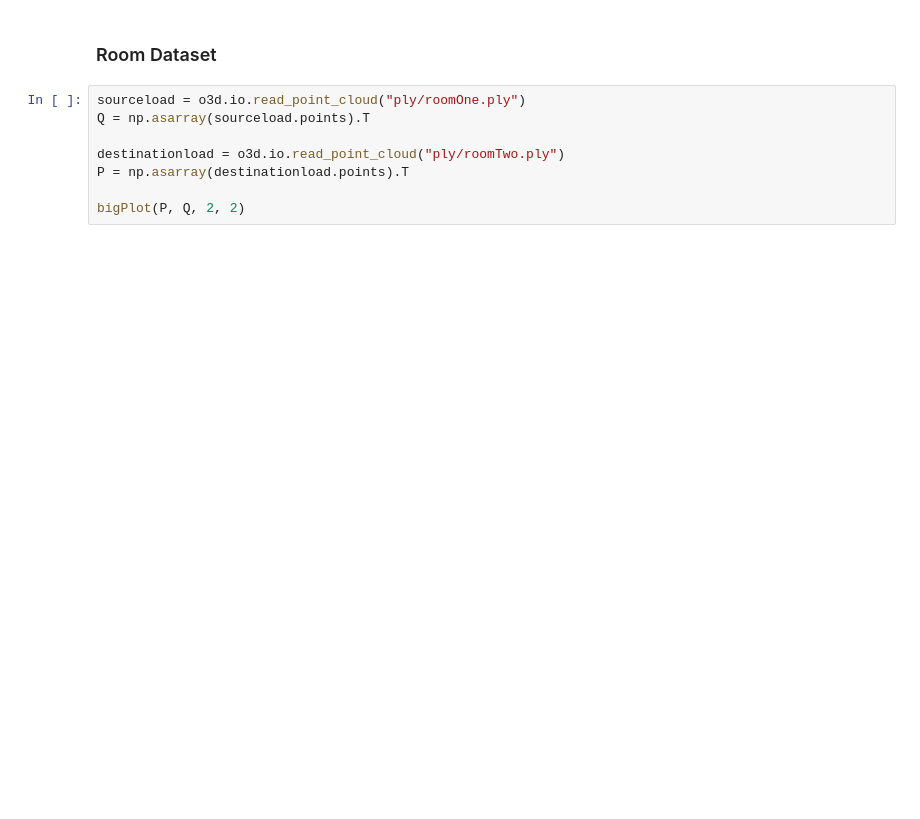
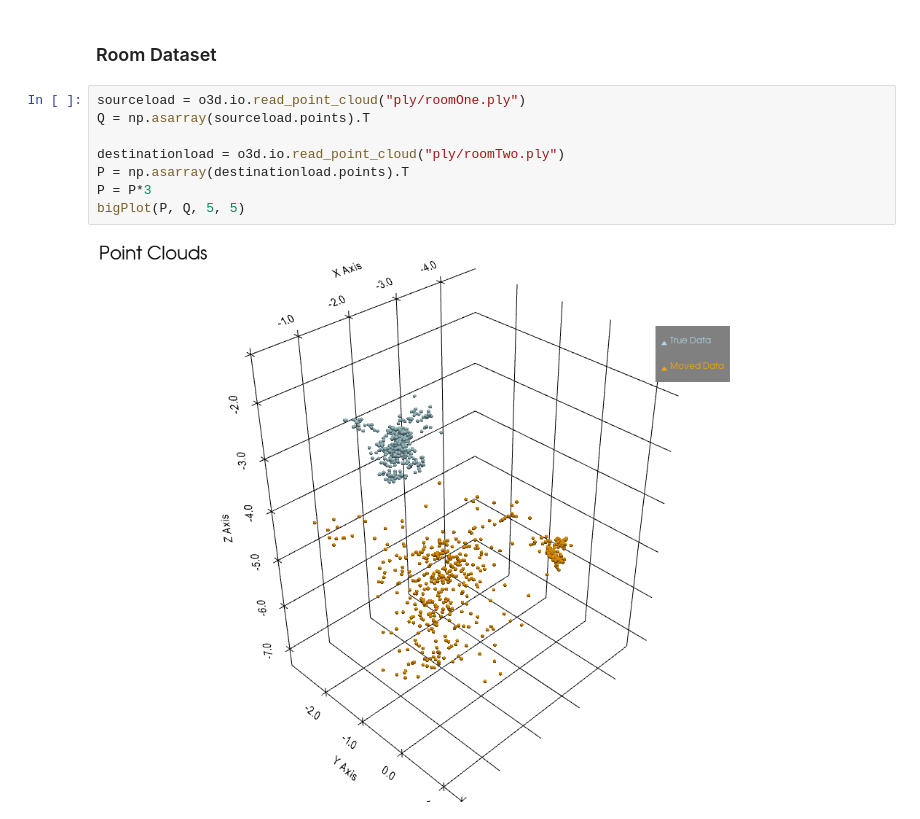
Before and after one commit to JyotiSunkara/ICP, a Jupyter notebook: Iterative Closest Point Using Umeyama Method.ipynb, the cells around one changed output. Saved outputs shown, nothing was run; the diff lists cells and outputs as text; blank space fills up the shorter version.

```diff
--- a/Iterative Closest Point Using Umeyama Method.ipynb
+++ b/Iterative Closest Point Using Umeyama Method.ipynb
@@ -286,10 +304,12 @@ bigPlot(Pvalues[-1], Q, 5, 5)
 # %%
 sourceload = o3d.io.read_point_cloud("ply/roomOne.ply")
 Q = np.asarray(sourceload.points).T
 
 destinationload = o3d.io.read_point_cloud("ply/roomTwo.ply")
 P = np.asarray(destinationload.points).T
-
-bigPlot(P, Q, 2, 2)
+P = P*3
+bigPlot(P, Q, 5, 5)
+# %% [output]
+[figure, added]
 # %%
 %%time
```
Also changed, not shown: parts of 11 cells of this notebook, 7 other files.
